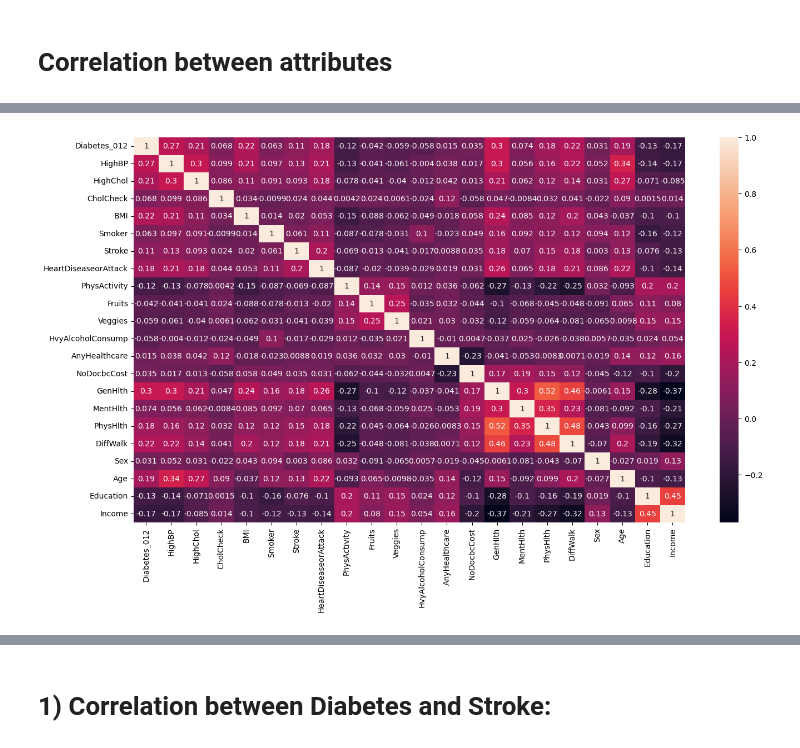
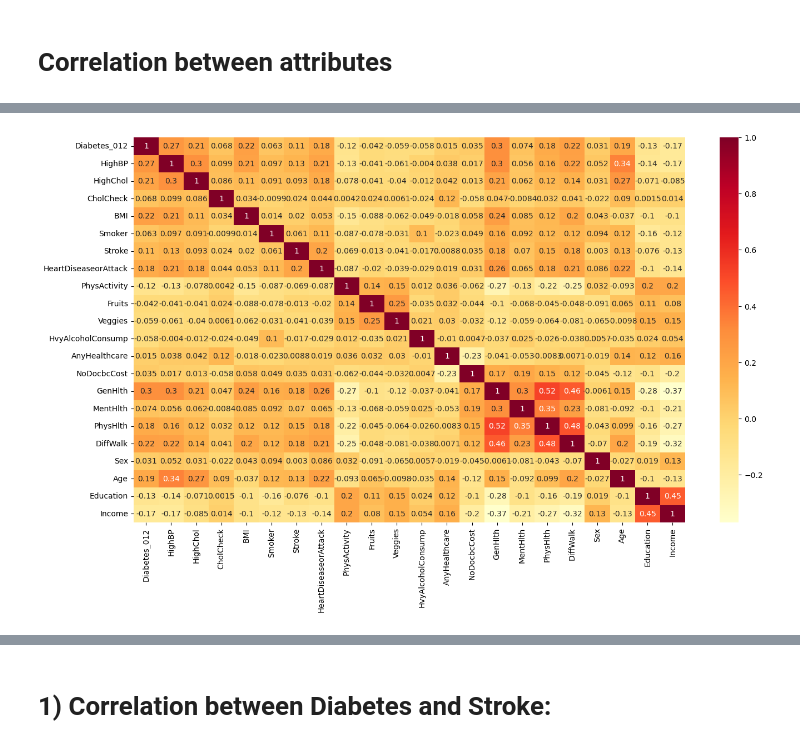
Before and after one commit to mpond1997/Disease-Prediction-Machine-Learning-, a Jupyter notebook: Statistical study/Predict diabe2.ipynb, the cells around one changed output, grey strips where cells are left out. Drawn from its saved outputs; the diff is of its cells as text; code cells hidden in the pictures.

```diff
--- a/Statistical study/Predict diabe2.ipynb
+++ b/Statistical study/Predict diabe2.ipynb
@@ -77,5 +71,5 @@ sns.heatmap(data.corr(), annot=True, linewidth=.8, mask=matrix, cmap="rocket");
 # %%
 plt.figure(figsize=(16,9))
-sns.heatmap(data.corr(), annot=True);
+sns.heatmap(data.corr(), annot=True, cmap ='YlOrRd');
 # %% [output]
-[figure, old version]
+[figure, new version]
```
Also changed, not shown: parts of 17 cells of this notebook.
